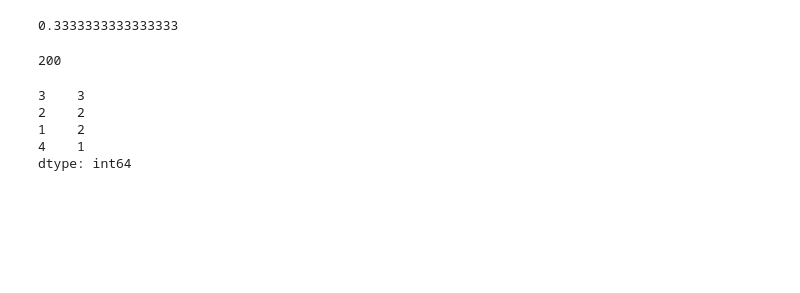
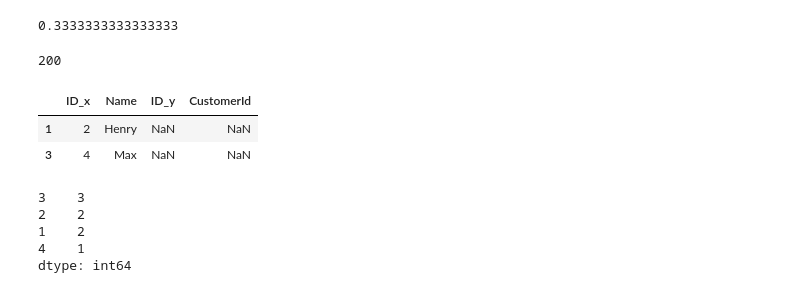
Before and after one commit to infinitechallenge/sqlToPandas, a Jupyter notebook: FB_sql_to_pandas.ipynb, the cells around one changed output. Drawn from its saved outputs; the diff is of its cells as text; code cells hidden in the pictures; blank space fills up the shorter version.

```diff
--- a/FB_sql_to_pandas.ipynb
+++ b/FB_sql_to_pandas.ipynb
@@ -209,6 +213,14 @@ Orders = pd.DataFrame({'ID':[1,2],
                       'CustomerId':[3,1]})
 # %%
 #19. Write a SQL query to find all customers who never order anything.
+#Merge the two df, and look for IDs f
+grouped = pd.merge(Customers,Orders,how='left',left_on='ID',right_on='CustomerId')
+# %%
+grouped[grouped['ID_y'].isnull()]
+# %% [output]
+|  | ID_x | Name | ID_y | CustomerId |
+| 1 | 2 | Henry | NaN | NaN |
+| 3 | 4 | Max | NaN | NaN |
 # %%
 request_accepted_short = pd.DataFrame({'requester_id':[1,1,2,3],
                                  'accepter_id':[2,3,3,4],
```
Also changed, not shown: parts of 8 cells of this notebook.
